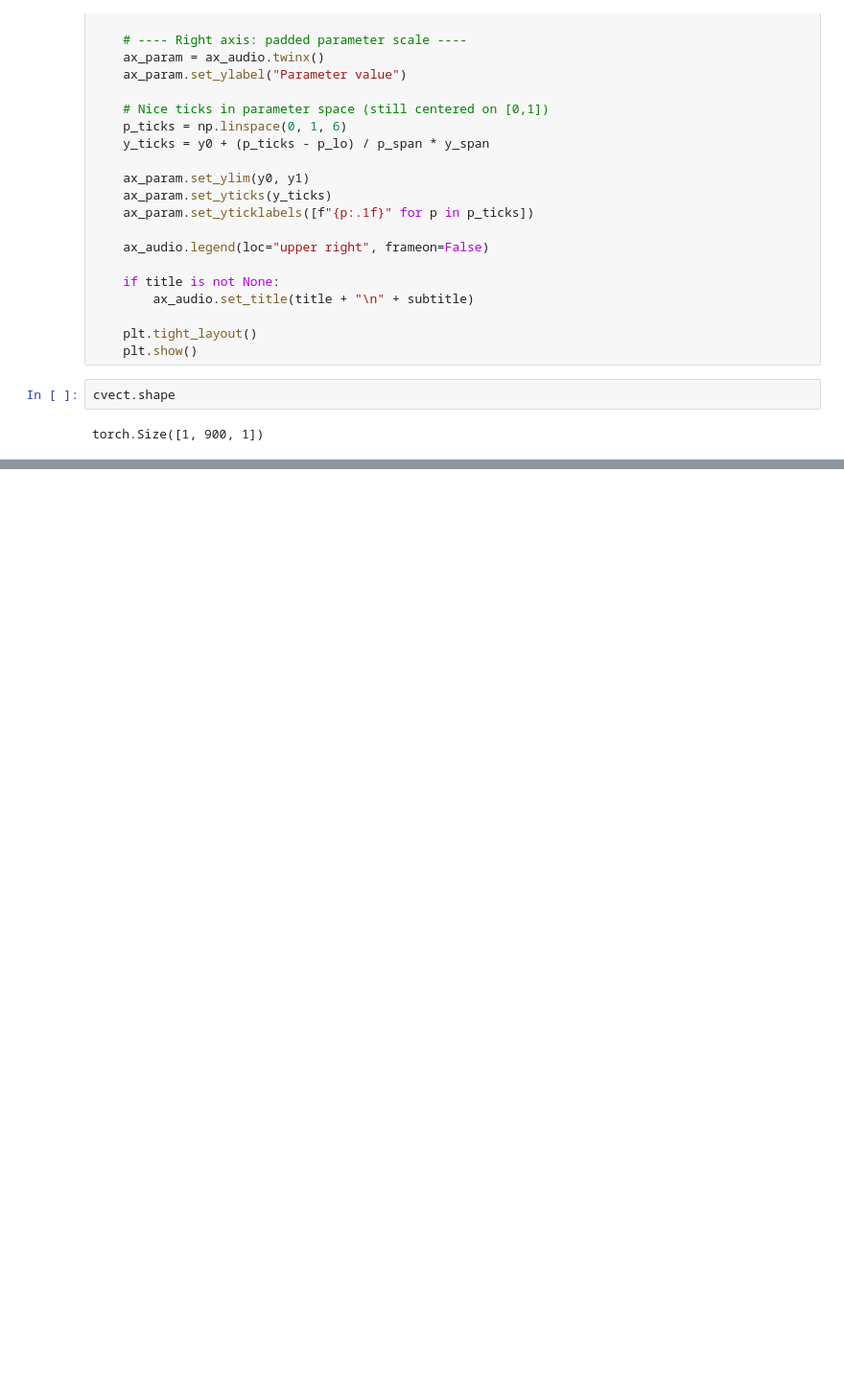
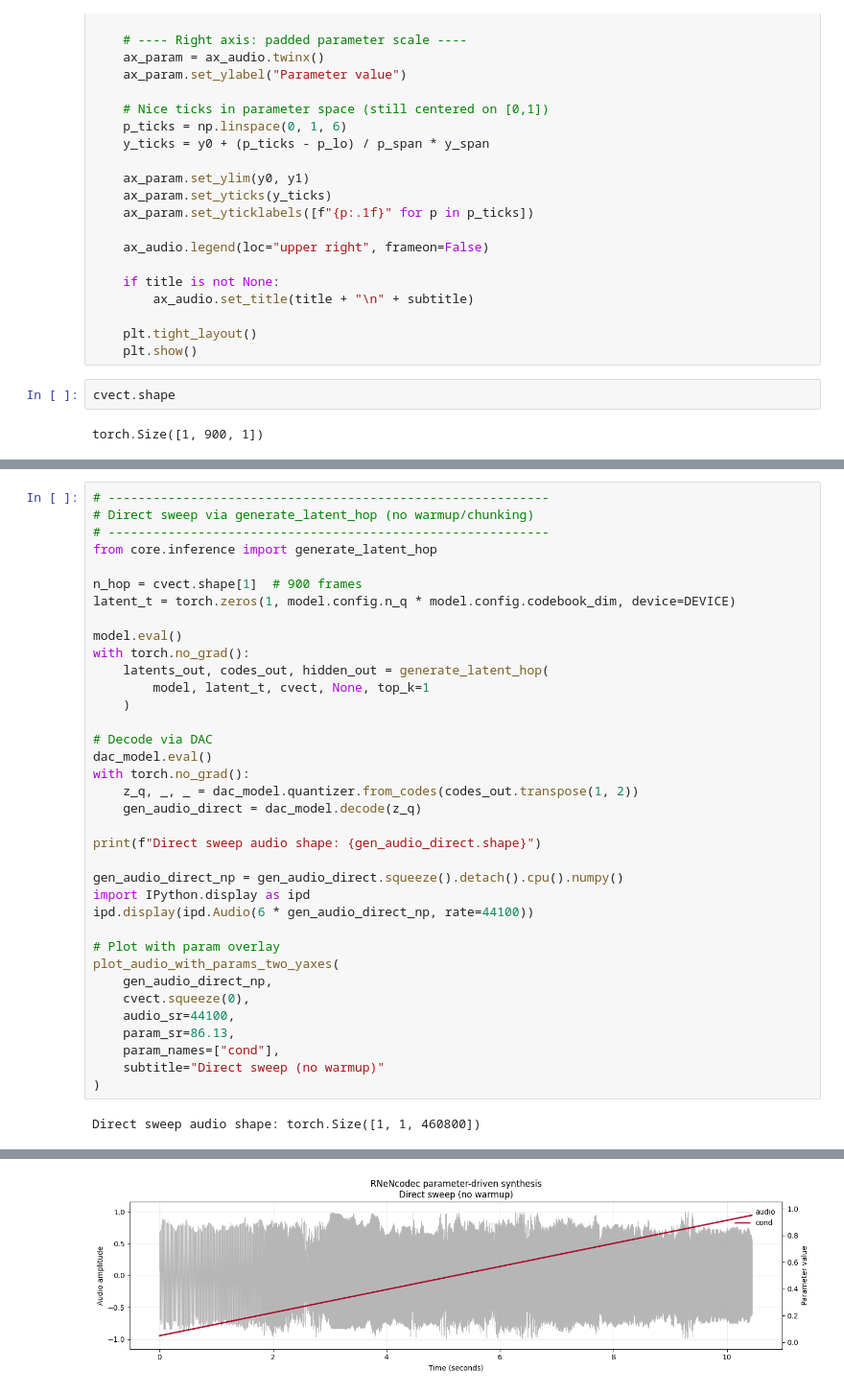
Before and after one commit to lonce/FargoNDacoder, a Jupyter notebook: dev_notebooks/test_model.ipynb, the cells around one changed output, grey strips where cells are left out. Shown at 96% size. Cells and saved outputs as stored; diff of their text form; blank space fills up the shorter version.

Commit message:
trying some evaluation in the test_model.ipynb notebnook

```diff
--- a/dev_notebooks/test_model.ipynb
+++ b/dev_notebooks/test_model.ipynb
@@ -622,0 +714,38 @@ Difference: 33.1217
+# %%
+# -----------------------------------------------------------
+# Direct sweep via generate_latent_hop (no warmup/chunking)
+# -----------------------------------------------------------
+from core.inference import generate_latent_hop
+
+n_hop = cvect.shape[1]  # 900 frames
+latent_t = torch.zeros(1, model.config.n_q * model.config.codebook_dim, device=DEVICE)
+
+model.eval()
+with torch.no_grad():
+    latents_out, codes_out, hidden_out = generate_latent_hop(
+        model, latent_t, cvect, None, top_k=1
+    )
+
+# Decode via DAC
+dac_model.eval()
+with torch.no_grad():
+    z_q, _, _ = dac_model.quantizer.from_codes(codes_out.transpose(1, 2))
+    gen_audio_direct = dac_model.decode(z_q)
+
+print(f"Direct sweep audio shape: {gen_audio_direct.shape}")
+
+gen_audio_direct_np = gen_audio_direct.squeeze().detach().cpu().numpy()
+import IPython.display as ipd
+ipd.display(ipd.Audio(6 * gen_audio_direct_np, rate=44100))
+
+# Plot with param overlay
+plot_audio_with_params_two_yaxes(
+    gen_audio_direct_np,
+    cvect.squeeze(0),
+    audio_sr=44100,
+    param_sr=86.13,
+    param_names=["cond"],
+    subtitle="Direct sweep (no warmup)"
+)
+# %% [output]
+Direct sweep audio shape: torch.Size([1, 1, 460800])
@@ -622,0 +753 @@ Difference: 33.1217
+[figure, added]
```
Also changed, not shown: parts of 13 cells of this notebook, 1 other file.
